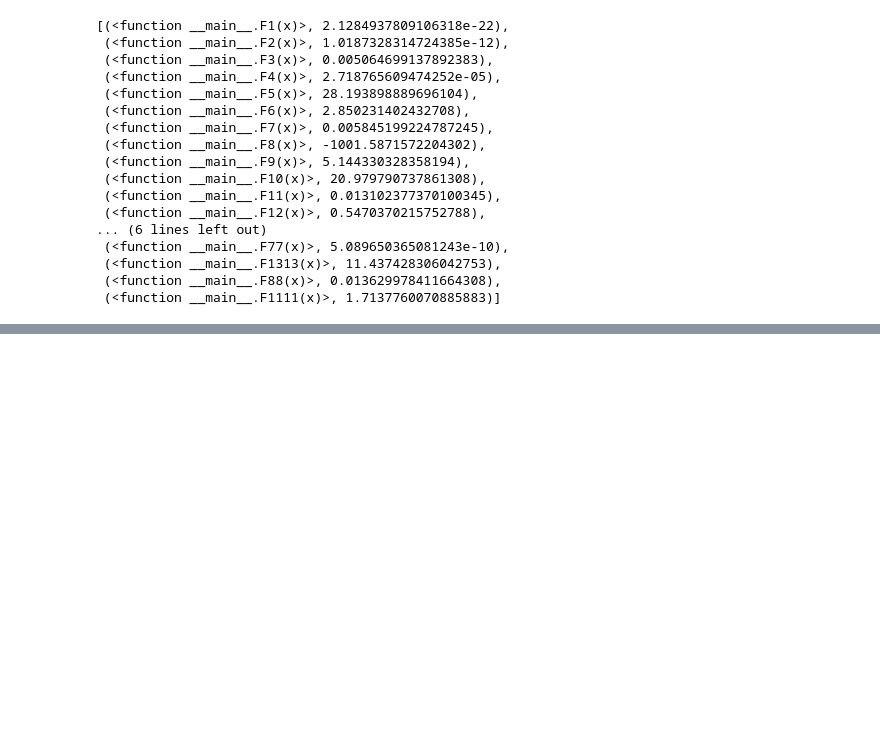
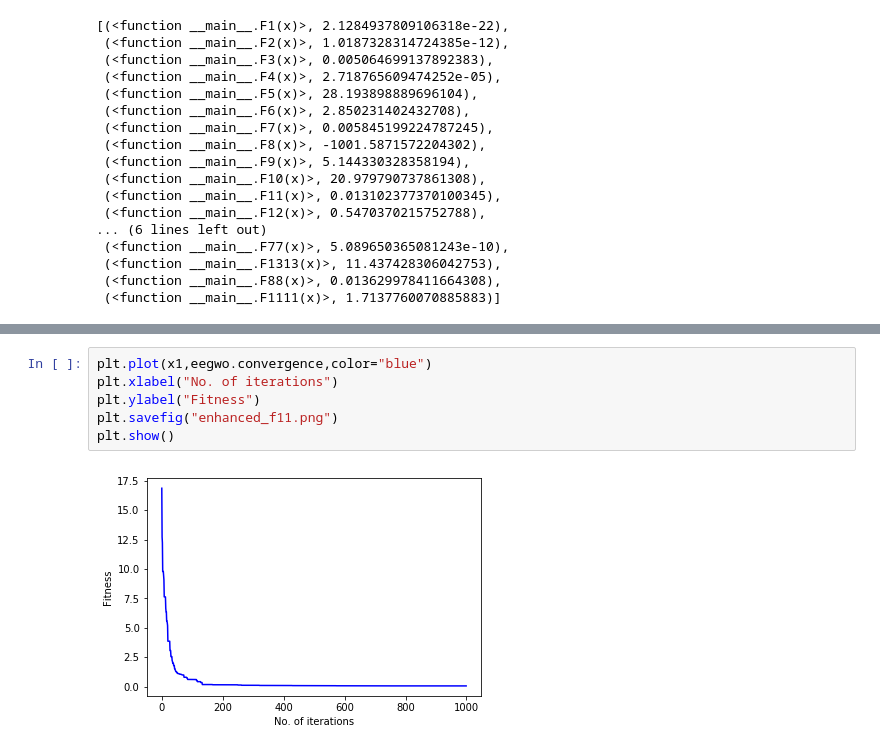
Before and after one commit to Kashish-Chugh/GWO-for-Feature-selection, a Jupyter notebook: enhanced GWO (5).ipynb, the cells around one changed output, grey strips where cells are left out. Cells and saved outputs as stored; diff of their text form; blank space fills up the shorter version.

```diff
--- a/enhanced GWO (5).ipynb
+++ b/enhanced GWO (5).ipynb
@@ -610,0 +624,8 @@ egwo.no_of_iterations,egwo.convergence[len(egwo.convergence)-1]
+# %%
+plt.plot(x1,eegwo.convergence,color="blue")
+plt.xlabel("No. of iterations")
+plt.ylabel("Fitness")
+plt.savefig("enhanced_f11.png")
+plt.show()
+# %% [output]
+[figure, added]
```
Also changed, not shown: parts of 4 cells of this notebook, 6 other files.
